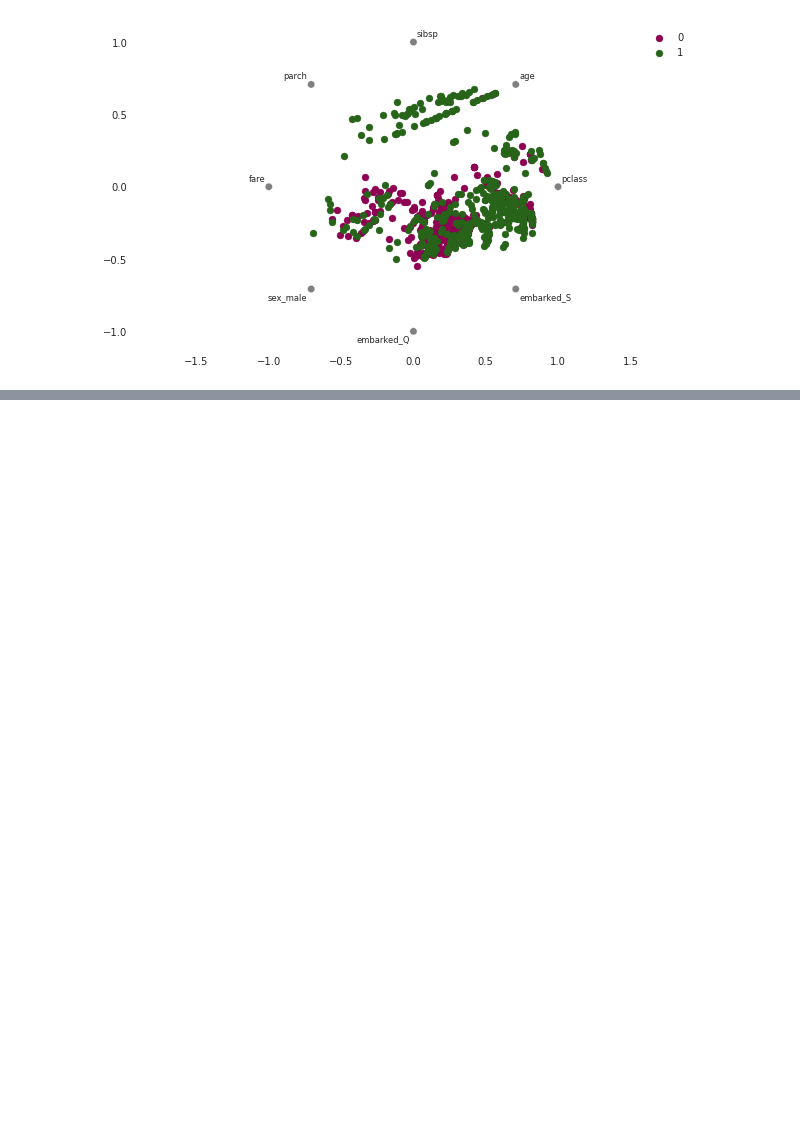
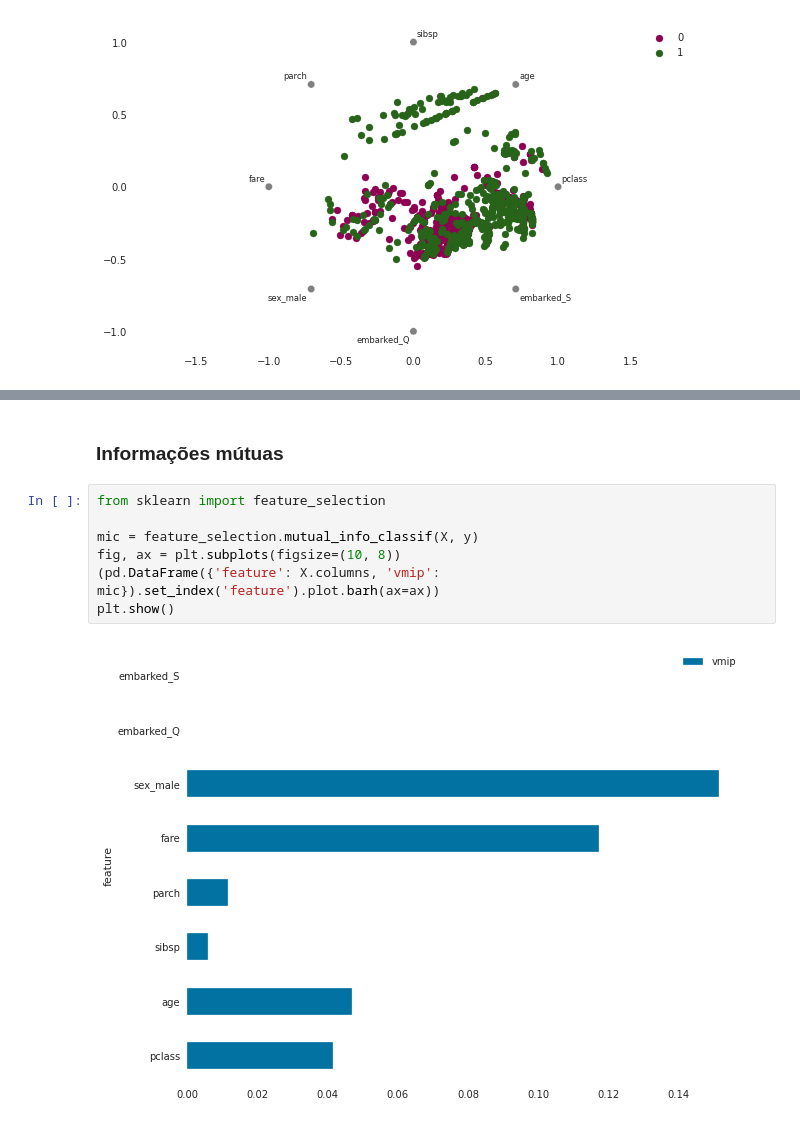
Before and after one commit to LilianeAquino/pratica-livro-matt-harrison, a Jupyter notebook: notebooks/pratica-titanic.ipynb, the cells around one changed output, grey strips where cells are left out. Saved outputs shown, nothing was run; the diff lists cells and outputs as text; blank space fills up the shorter version.

```diff
--- a/notebooks/pratica-titanic.ipynb
+++ b/notebooks/pratica-titanic.ipynb
@@ -474,0 +522,11 @@ plt.show()
+# %% [markdown]
+### Informações mútuas
+# %%
+from sklearn import feature_selection
+
+mic = feature_selection.mutual_info_classif(X, y)
+fig, ax = plt.subplots(figsize=(10, 8))
+(pd.DataFrame({'feature': X.columns, 'vmip': mic}).set_index('feature').plot.barh(ax=ax))
+plt.show()
+# %% [output]
+[figure, added]
```
Also changed, not shown: parts of 13 cells of this notebook.
